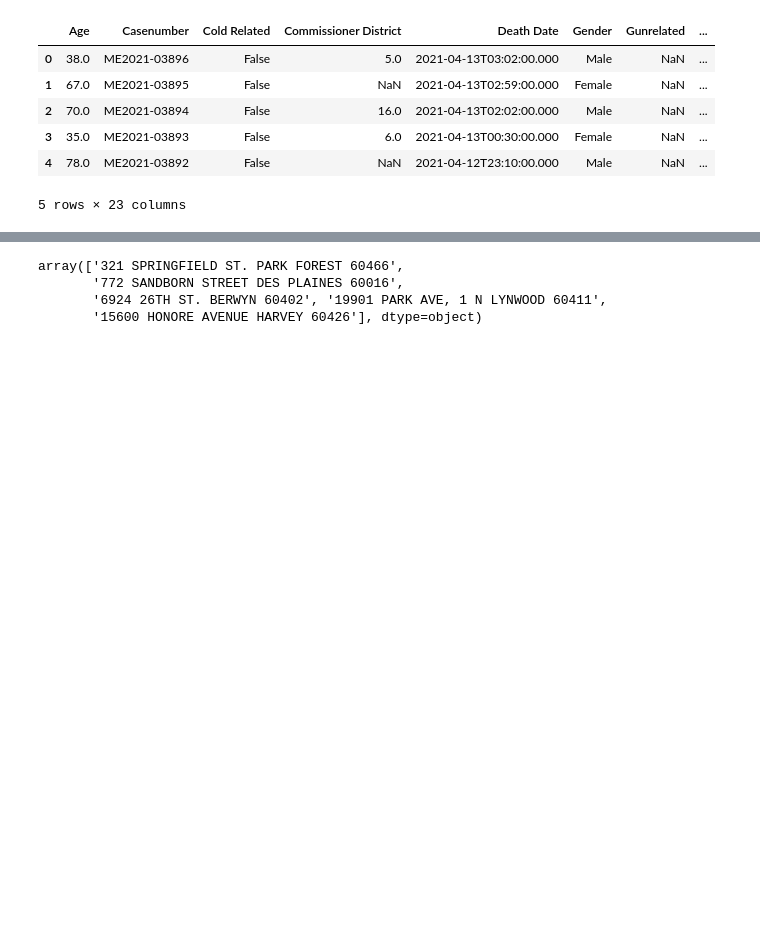
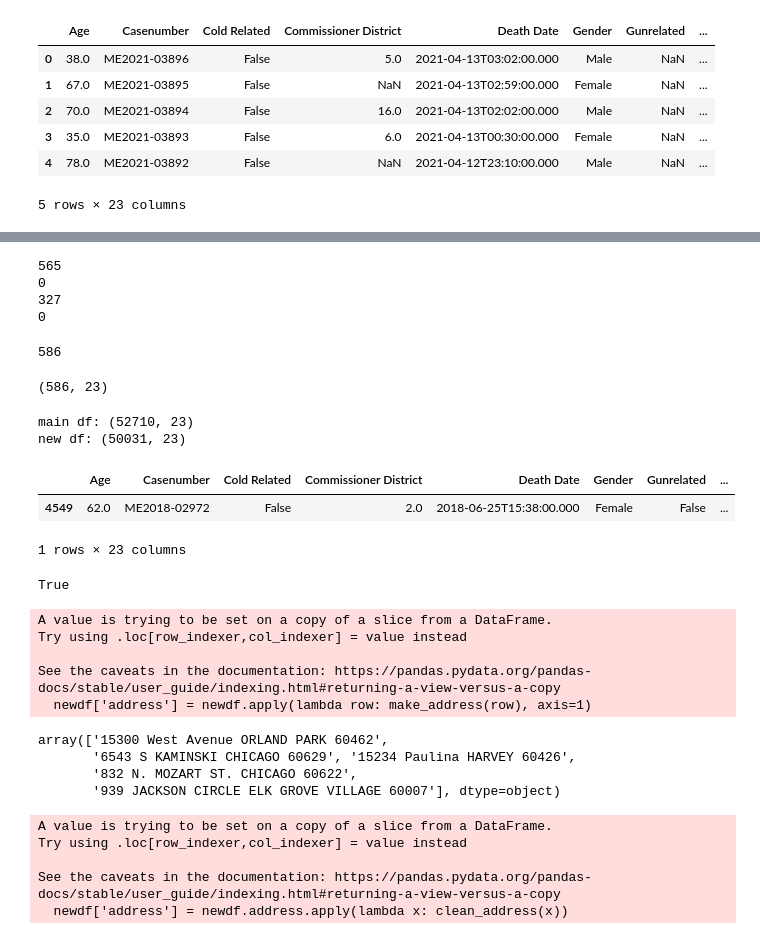
Before and after one commit to UK-IPOP/cook-county-analysis, a Jupyter notebook: notebooks/checking_lat-long.ipynb, the cells around one changed output, grey strips where cells are left out. Saved outputs shown, nothing was run; the diff lists cells and outputs as text; code cells hidden in the pictures; blank space fills up the shorter version.

```diff
--- a/notebooks/checking_lat-long.ipynb
+++ b/notebooks/checking_lat-long.ipynb
@@ -31,7 +35,7 @@ from geopy import distance
 
 pretty.install()
 # %%
-df = pd.read_csv('data/CookCountyMEArchives.csv')
+df = pd.read_csv('../data/CookCountyMEArchives.csv')
 print(df.columns)
 df.head()
 # %% [output]
@@ -52,3 +83,39 @@ Index(['Age', 'Casenumber', 'Cold Related', 'Commissioner District',
+# %%
+print(null_city)
+print(null_street)
+print(null_zip)
+print(null_address)
+# %% [output]
+565
+0
+327
+0
+# %%
+len(dff.Casenumber.unique())
+# %% [output]
+586
+# %%
+dff = df.loc[list(null_address_indices)]
+print(dff.shape)
+dff.to_csv('../data/missing_addresses_with_geoms2.csv', index=False)
+# %% [output]
+(586, 23)
+# %%
+newdf = df.dropna(subset=('Incident Street', 'Incident City', 'Incident Zip', 'Opioids'))
+print(f"main df: {df.shape}")
+print(f"new df: {newdf.shape}")
+newdf.sample()
+# %% [output]
+main df: (52710, 23)
+new df: (50031, 23)
+|  | Age | Casenumber | Cold Related | Commissioner District | Death Date | Gender | Gunrelated | ... |
+| 4549 | 62.0 | ME2018-02972 | False | 2.0 | 2018-06-25T15:38:00.000 | Female | False | ... |
+1 rows × 23 columns
+# %%
+# case number IS unique
+len(newdf['Casenumber'].unique()) == newdf.shape[0]
+# %% [output]
+True
 # %%
 def geo_query(row):
     street = row['Incident Street']
@@ -79,10 +146,15 @@ def make_address(row) -> str:
     zip_code = row['Incident Zip']
     return f"{street} {city} {zip_code}"
 # %%
-df['address'] = df.apply(lambda row: make_address(row), axis=1)
-df.address.values[:5]
+newdf['address'] = newdf.apply(lambda row: make_address(row), axis=1)
+newdf.address.values[:5]
 # %% [output]
-array(['321 SPRINGFIELD ST. PARK FOREST 60466',
-       '772 SANDBORN STREET DES PLAINES 60016',
-       '6924 26TH ST. BERWYN 60402', '19901 PARK AVE, 1 N LYNWOOD 60411',
-       '15600 HONORE AVENUE HARVEY 60426'], dtype=object)
+A value is trying to be set on a copy of a slice from a DataFrame.
+Try using .loc[row_indexer,col_indexer] = value instead
+
+See the caveats in the documentation: https://pandas.pydata.org/pandas-docs/stable/user_guide/indexing.html#returning-a-view-versus-a-copy
+  newdf['address'] = newdf.apply(lambda row: make_address(row), axis=1)
+array(['15300 West Avenue ORLAND PARK 60462',
+       '6543 S KAMINSKI CHICAGO 60629', '15234 Paulina HARVEY 60426',
+       '832 N. MOZART ST. CHICAGO 60622',
+       '939 JACKSON CIRCLE ELK GROVE VILLAGE 60007'], dtype=object)
@@ -88,0 +169,8 @@ array(['321 SPRINGFIELD ST. PARK FOREST 60466',
+# %%
+newdf['address'] = newdf.address.apply(lambda x: clean_address(x))
+# %% [output]
+A value is trying to be set on a copy of a slice from a DataFrame.
+Try using .loc[row_indexer,col_indexer] = value instead
+
+See the caveats in the documentation: https://pandas.pydata.org/pandas-docs/stable/user_guide/indexing.html#returning-a-view-versus-a-copy
+  newdf['address'] = newdf.address.apply(lambda x: clean_address(x))
```
Also changed, not shown: parts of 17 cells of this notebook.
